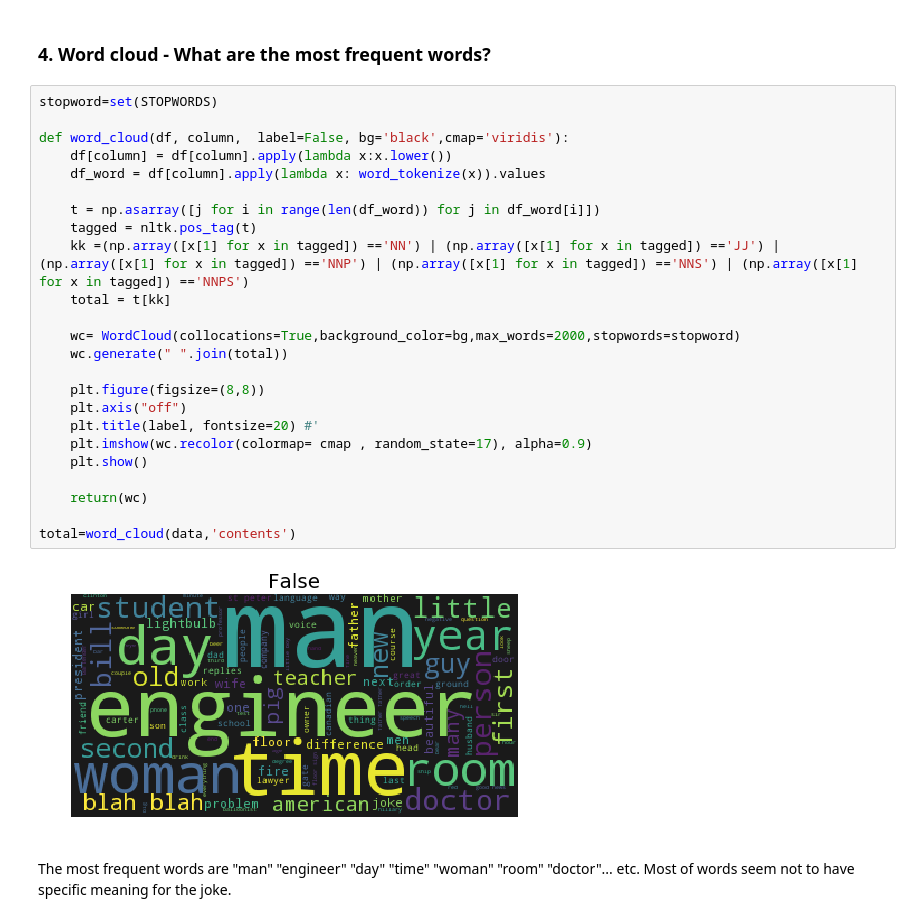
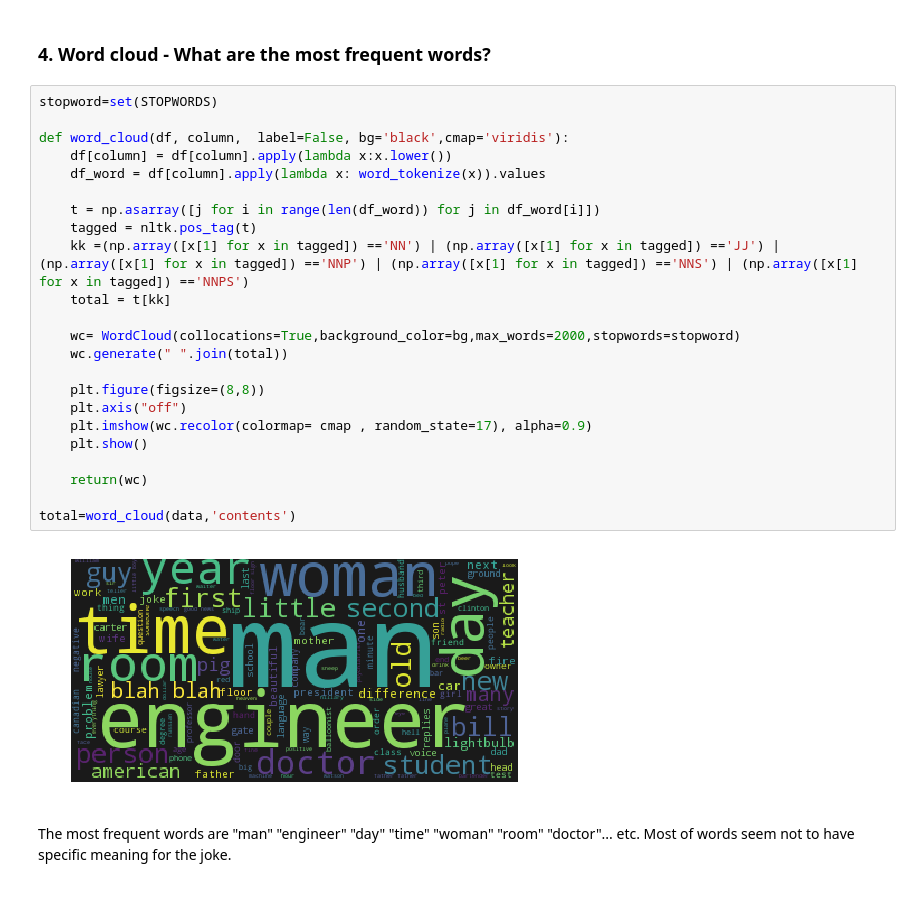
Before and after one commit to angela-chen-data-science/Recommender_Jester, a Jupyter notebook: Jester_Data_Analysis.ipynb, the cells around one changed output. Drawn from its saved outputs; the diff is of its cells as text.

```diff
--- a/Jester_Data_Analysis.ipynb
+++ b/Jester_Data_Analysis.ipynb
@@ -124,29 +124,28 @@ data.head()
 # %%
 stopword=set(STOPWORDS)
 
 def word_cloud(df, column,  label=False, bg='black',cmap='viridis'):
     df[column] = df[column].apply(lambda x:x.lower())
     df_word = df[column].apply(lambda x: word_tokenize(x)).values
 
     t = np.asarray([j for i in range(len(df_word)) for j in df_word[i]])
     tagged = nltk.pos_tag(t)
     kk =(np.array([x[1] for x in tagged]) =='NN') | (np.array([x[1] for x in tagged]) =='JJ') | (np.array([x[1] for x in tagged]) =='NNP') | (np.array([x[1] for x in tagged]) =='NNS') | (np.array([x[1] for x in tagged]) =='NNPS')
     total = t[kk]
 
     wc= WordCloud(collocations=True,background_color=bg,max_words=2000,stopwords=stopword)
     wc.generate(" ".join(total))
 
     plt.figure(figsize=(8,8))
     plt.axis("off")
-    plt.title(label, fontsize=20) #'
     plt.imshow(wc.recolor(colormap= cmap , random_state=17), alpha=0.9)
     plt.show()
 
     return(wc)
 
 total=word_cloud(data,'contents')
 # %% [output]
-[figure, old version]
+[figure, new version]
 # %% [markdown]
 The most frequent words are "man" "engineer" "day" "time" "woman" "room" "doctor"... etc. Most of words seem not to have specific meaning for the joke.
 # %% [markdown]
```
Also changed, not shown: parts of 5 cells of this notebook.
